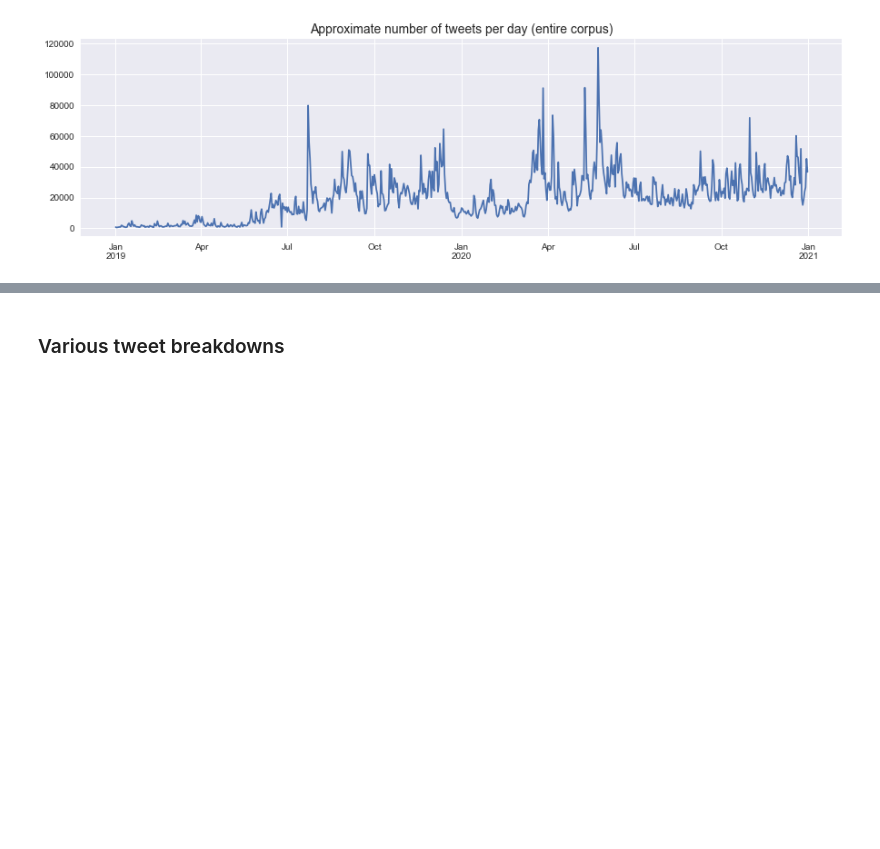
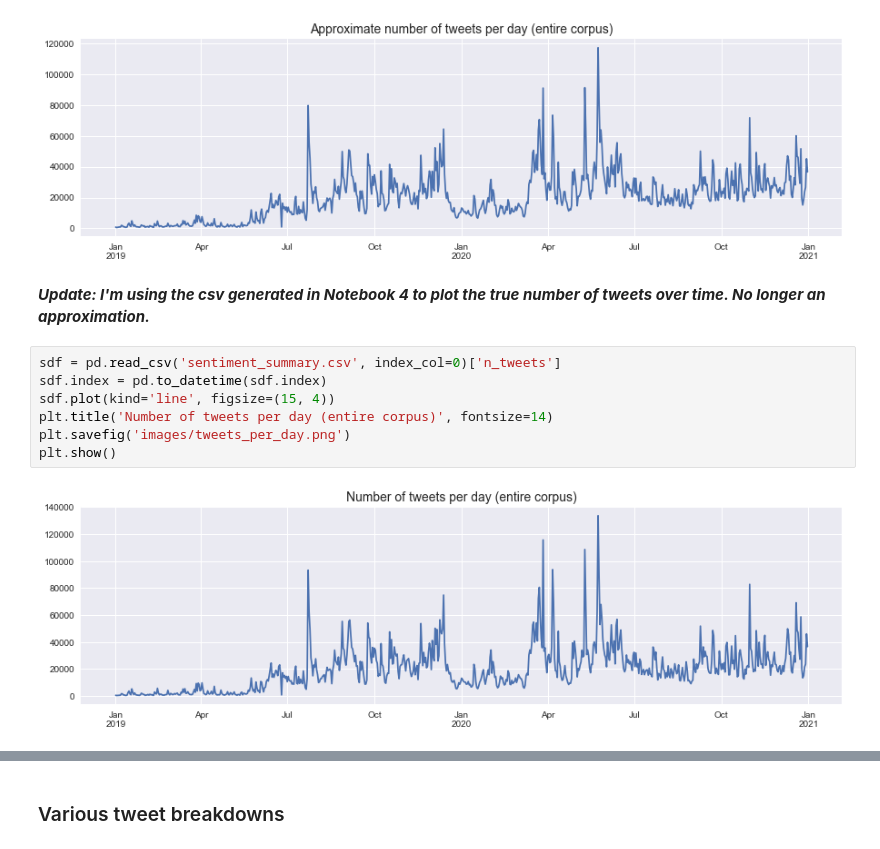
Before and after one commit to oksmith/BoJo-tweets, a Jupyter notebook: 2. Explore.ipynb, the cells around one changed output, grey strips where cells are left out. Saved outputs shown, nothing was run; the diff lists cells and outputs as text; blank space fills up the shorter version.

Commit message:
Update exploratory notebook

```diff
--- a/2. Explore.ipynb
+++ b/2. Explore.ipynb
@@ -111,3 +106,14 @@ plt.savefig('images/tweets_per_day.png')
 plt.show()
 # %% [output]
 [figure]
+# %% [markdown]
+___Update: I'm using the csv generated in Notebook 4 to plot the true number of tweets over time. No longer an approximation.___
+# %%
+sdf = pd.read_csv('sentiment_summary.csv', index_col=0)['n_tweets']
+sdf.index = pd.to_datetime(sdf.index)
+sdf.plot(kind='line', figsize=(15, 4))
+plt.title('Number of tweets per day (entire corpus)', fontsize=14)
+plt.savefig('images/tweets_per_day.png')
+plt.show()
+# %% [output]
+[figure, added]
```
Also changed, not shown: parts of 4 cells of this notebook, 1 other file.
